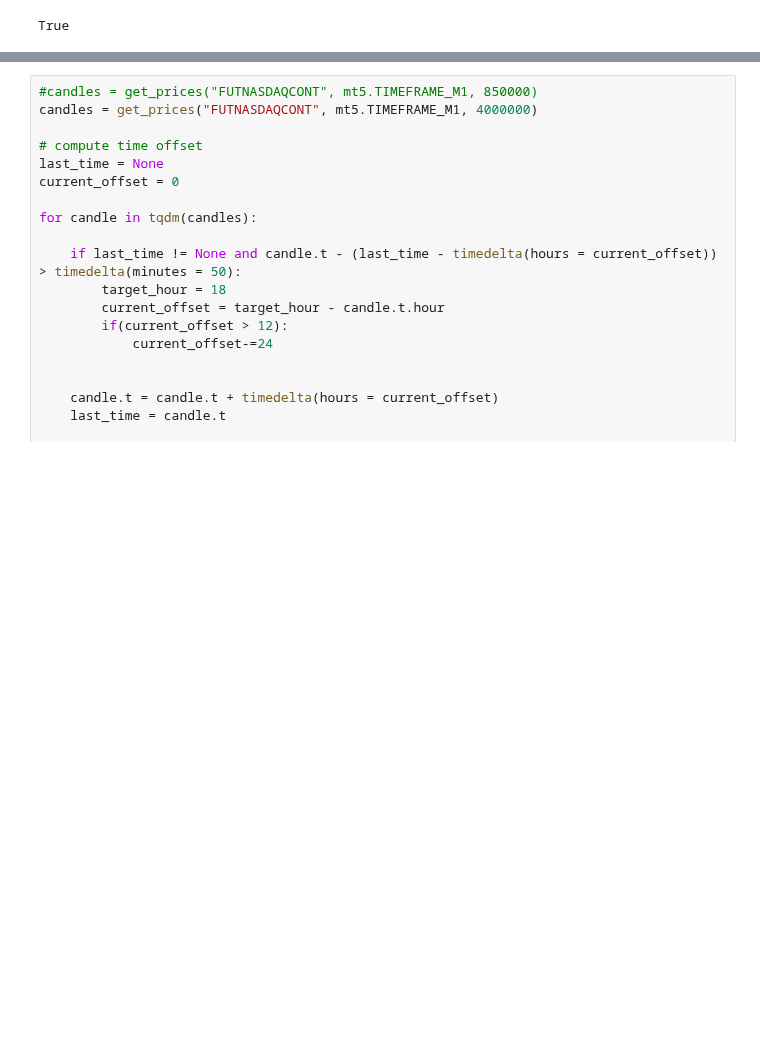
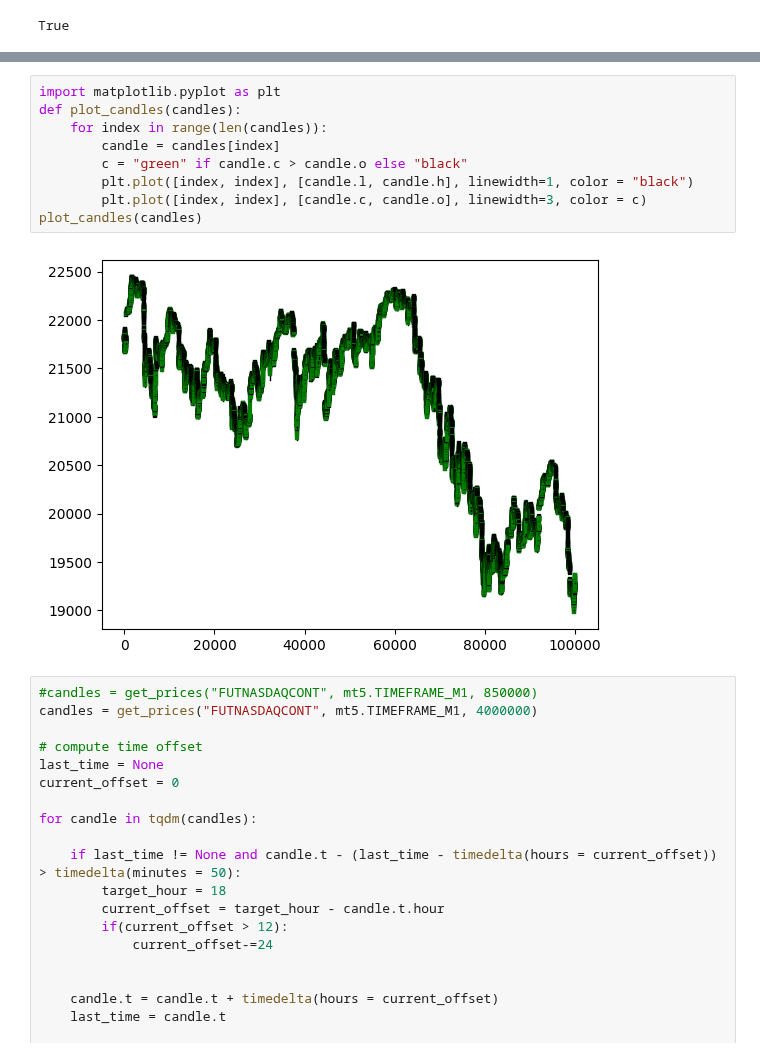
Before and after one commit to dercodeKoenig/hft_dqn, a Jupyter notebook: download_data.ipynb, the cells around one changed output, grey strips where cells are left out. Cells and saved outputs as stored; diff of their text form; blank space fills up the shorter version.

```diff
--- a/download_data.ipynb
+++ b/download_data.ipynb
@@ -50,4 +50,15 @@ candles[0].t, candles[-1].t, len(candles)
  99990)
+# %%
+import matplotlib.pyplot as plt
+def plot_candles(candles):
+    for index in range(len(candles)):
+        candle = candles[index]
+        c = "green" if candle.c > candle.o else "black"
+        plt.plot([index, index], [candle.l, candle.h], linewidth=1, color = "black")
+        plt.plot([index, index], [candle.c, candle.o], linewidth=3, color = c)
+plot_candles(candles)
+# %% [output]
+[figure, added]
 # %%
 #candles = get_prices("FUTNASDAQCONT", mt5.TIMEFRAME_M1, 850000)
 candles = get_prices("FUTNASDAQCONT", mt5.TIMEFRAME_M1, 4000000)
```
Also changed, not shown: parts of 1 cell of this notebook, 7 other files.
